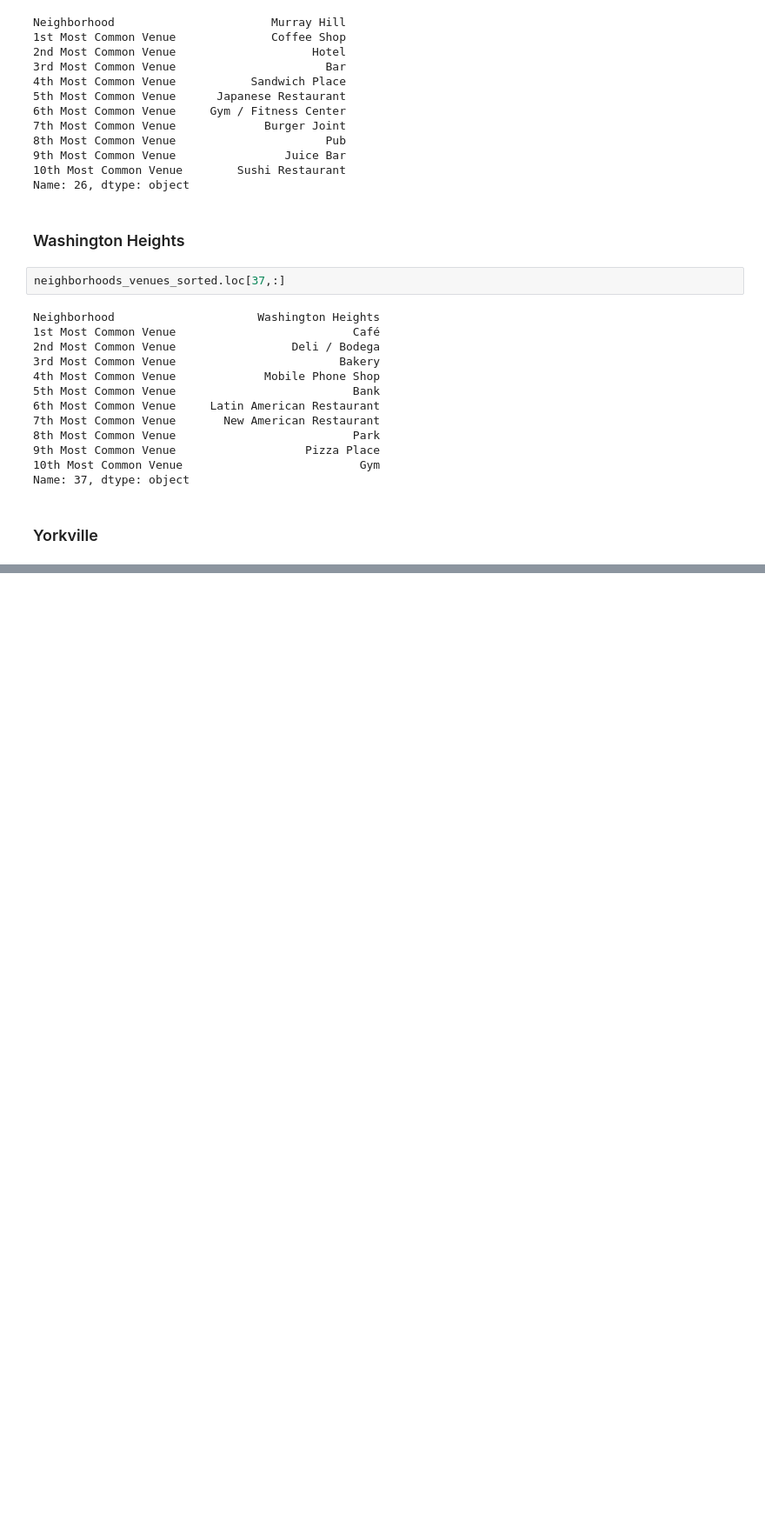
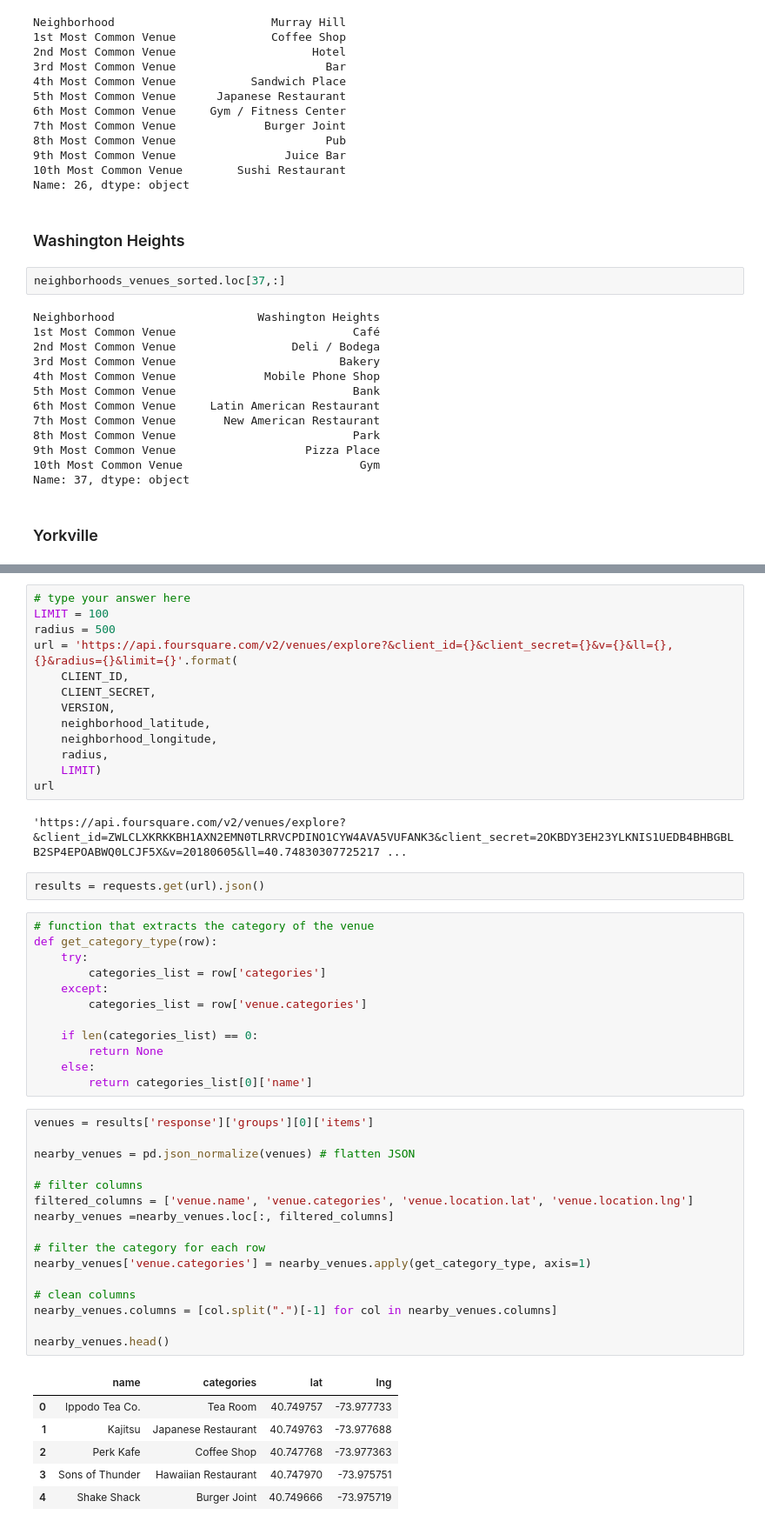
Before and after one commit to Venkatakrishnan2021/IBM_Coursera_Capstone_2, a Jupyter notebook: 2_Week2_1_Code.ipynb, the cells around one changed output, grey strips where cells are left out. Shown at 87% size. Saved outputs shown, nothing was run; the diff lists cells and outputs as text; blank space fills up the shorter version.

```diff
--- a/2_Week2_1_Code.ipynb
+++ b/2_Week2_1_Code.ipynb
@@ -523,0 +541,52 @@ Name: 39, dtype: object
+# %%
+# type your answer here
+LIMIT = 100
+radius = 500
+url = 'https://api.foursquare.com/v2/venues/explore?&client_id={}&client_secret={}&v={}&ll={},{}&radius={}&limit={}'.format(
+    CLIENT_ID,
+    CLIENT_SECRET,
+    VERSION,
+    neighborhood_latitude,
+    neighborhood_longitude,
+    radius,
+    LIMIT)
+url
+# %% [output]
+'https://api.foursquare.com/v2/venues/explore?&client_id=ZWLCLXKRKKBH1AXN2EMN0TLRRVCPDINO1CYW4AVA5VUFANK3&client_secret=2OKBDY3EH23YLKNIS1UEDB4BHBGBLB2SP4EPOABWQ0LCJF5X&v=20180605&ll=40.74830307725217 ...
+# %%
+results = requests.get(url).json()
+# %%
+# function that extracts the category of the venue
+def get_category_type(row):
+    try:
+        categories_list = row['categories']
+    except:
+        categories_list = row['venue.categories']
+
+    if len(categories_list) == 0:
+        return None
+    else:
+        return categories_list[0]['name']
+# %%
+venues = results['response']['groups'][0]['items']
+
+nearby_venues = pd.json_normalize(venues) # flatten JSON
+
+# filter columns
+filtered_columns = ['venue.name', 'venue.categories', 'venue.location.lat', 'venue.location.lng']
+nearby_venues =nearby_venues.loc[:, filtered_columns]
+
+# filter the category for each row
+nearby_venues['venue.categories'] = nearby_venues.apply(get_category_type, axis=1)
+
+# clean columns
+nearby_venues.columns = [col.split(".")[-1] for col in nearby_venues.columns]
+
+nearby_venues.head()
+# %% [output]
+|  | name | categories | lat | lng |
+| 0 | Ippodo Tea Co. | Tea Room | 40.749757 | -73.977733 |
+| 1 | Kajitsu | Japanese Restaurant | 40.749763 | -73.977688 |
+| 2 | Perk Kafe | Coffee Shop | 40.747768 | -73.977363 |
+| 3 | Sons of Thunder | Hawaiian Restaurant | 40.747970 | -73.975751 |
+| 4 | Shake Shack | Burger Joint | 40.749666 | -73.975719 |
```
Also changed, not shown: parts of 43 cells of this notebook.
